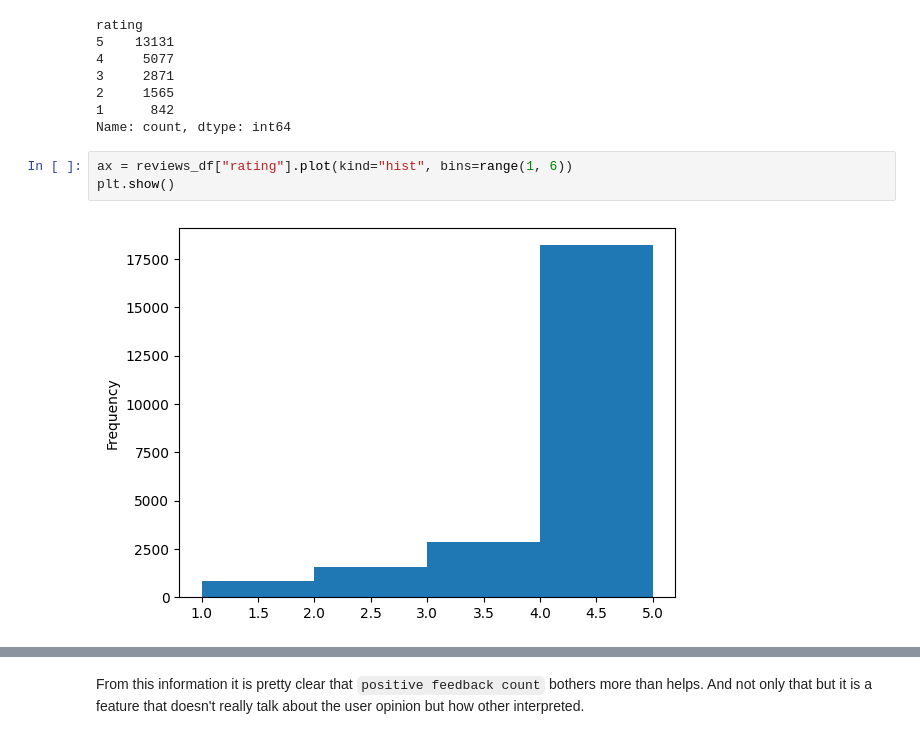
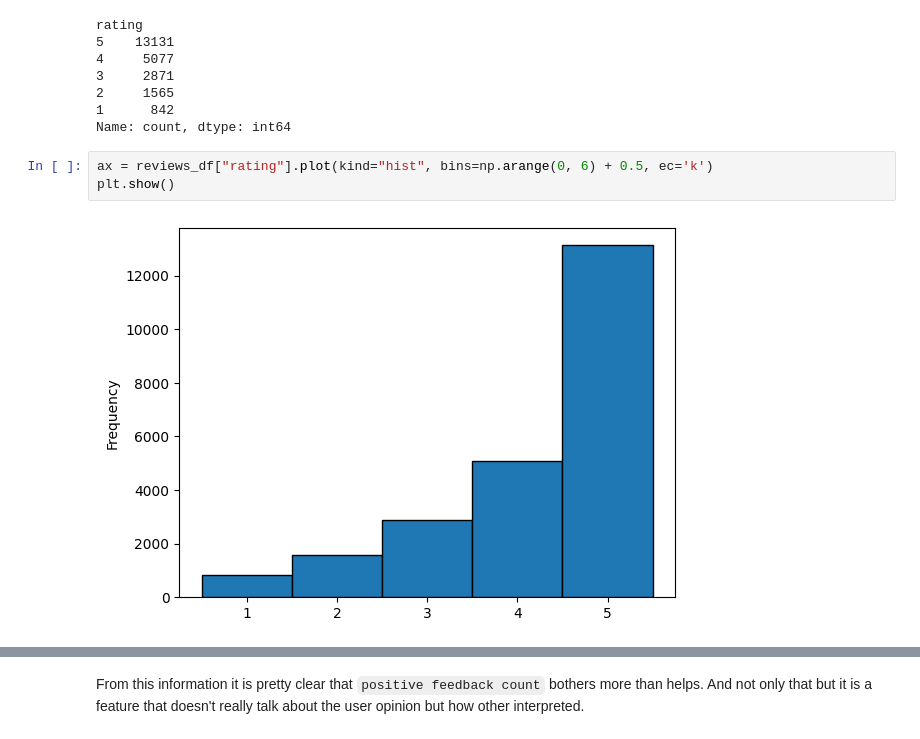
Before and after one commit to wilberquito/HomeAssigment, a Jupyter notebook: clothing-e-comerce-opinion.ipynb, the cells around one changed output, grey strips where cells are left out. Saved outputs shown, nothing was run; the diff lists cells and outputs as text.

```diff
--- a/clothing-e-comerce-opinion.ipynb
+++ b/clothing-e-comerce-opinion.ipynb
@@ -78,10 +78,10 @@ rating
 1      842
 Name: count, dtype: int64
 # %%
-ax = reviews_df["rating"].plot(kind="hist", bins=range(1, 6))
+ax = reviews_df["rating"].plot(kind="hist", bins=np.arange(0, 6) + 0.5, ec='k')
 plt.show()
 # %% [output]
-[figure, old version]
+[figure, new version]
 # %%
 def soft_rating(rating):
     new_rating = 3
```
Also changed, not shown: parts of 44 cells of this notebook.
